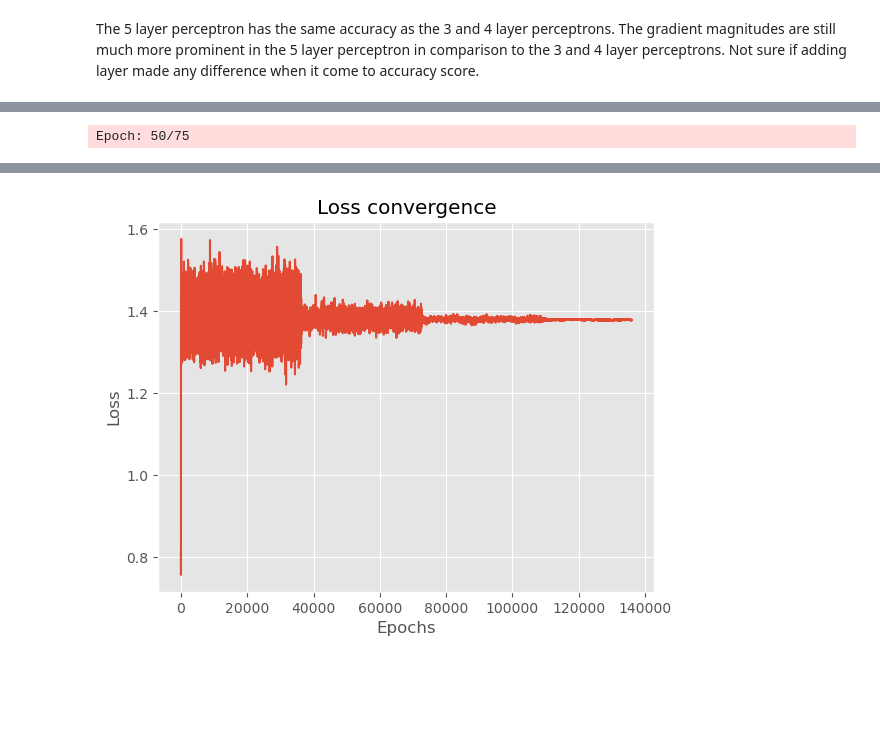
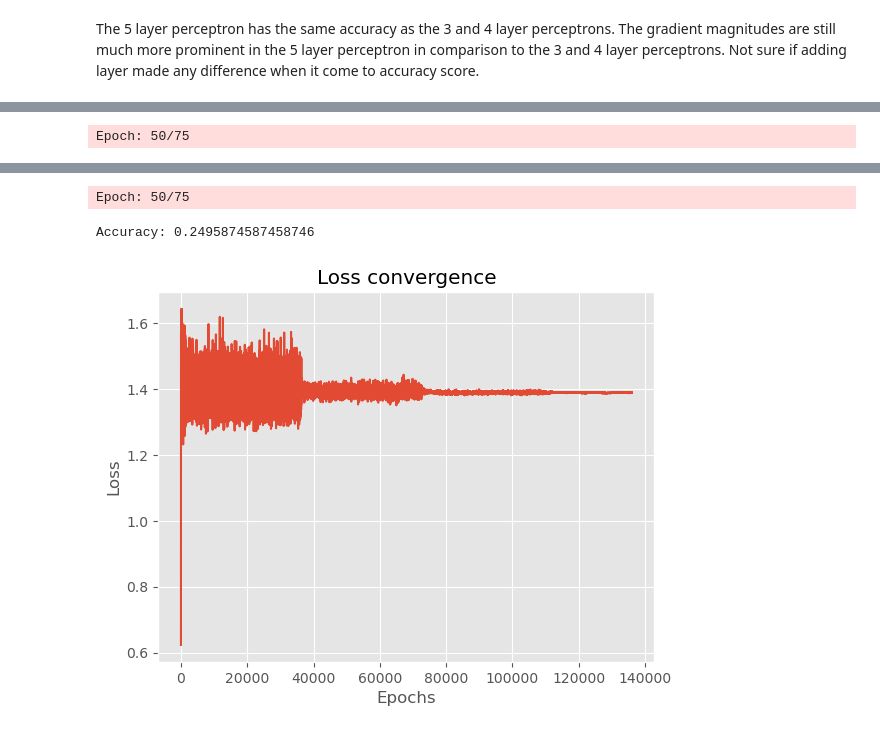
Before and after one commit to jadennathaniel/ml-lab4, a Jupyter notebook: main.ipynb, the cells around one changed output, grey strips where cells are left out. Saved outputs shown, nothing was run; the diff lists cells and outputs as text; code cells hidden in the pictures; blank space fills up the shorter version.

```diff
--- a/main.ipynb
+++ b/main.ipynb
@@ -986,6 +991,11 @@ vals = {'n_hidden':50,
 nn_ada = FLPAdaGrad(**vals)
 %time nn_ada.fit(X_train, y_train, batch_size=32, print_progress=50)
 
+nn_ada.fit(X_train, y_train, batch_size=32, print_progress=50)
+yhat = nn_ada.predict(X_test)
+accuracy = accuracy_score(y_test, yhat)
+print(f'Accuracy: {accuracy}')
+
 plt.plot(nn_ada.cost_)
 plt.xlabel('Epochs')
 plt.ylabel('Loss')
@@ -998 +1008,3 @@ Wall time: 2min 6s
+Epoch: 50/75
+Accuracy: 0.2495874587458746
-[figure, old version]
+[figure, new version]
```
Also changed, not shown: parts of 11 cells of this notebook.
